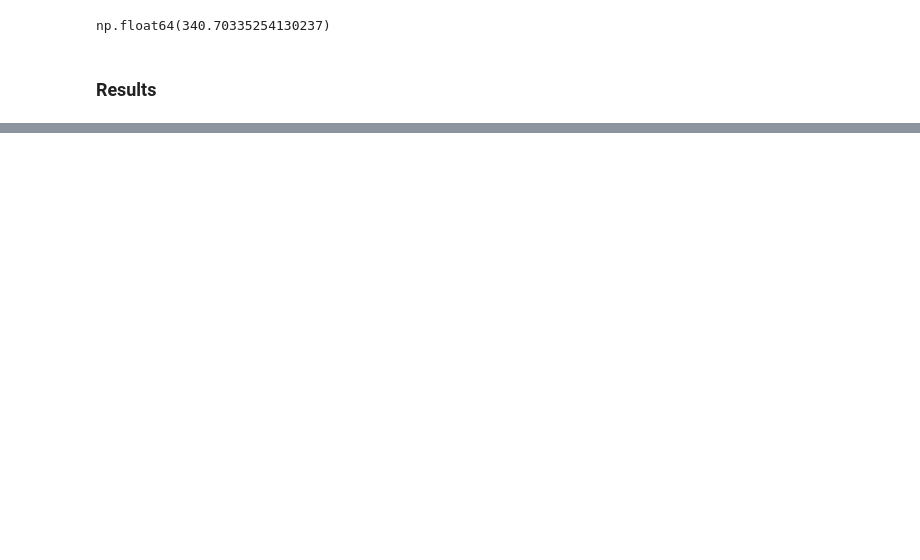
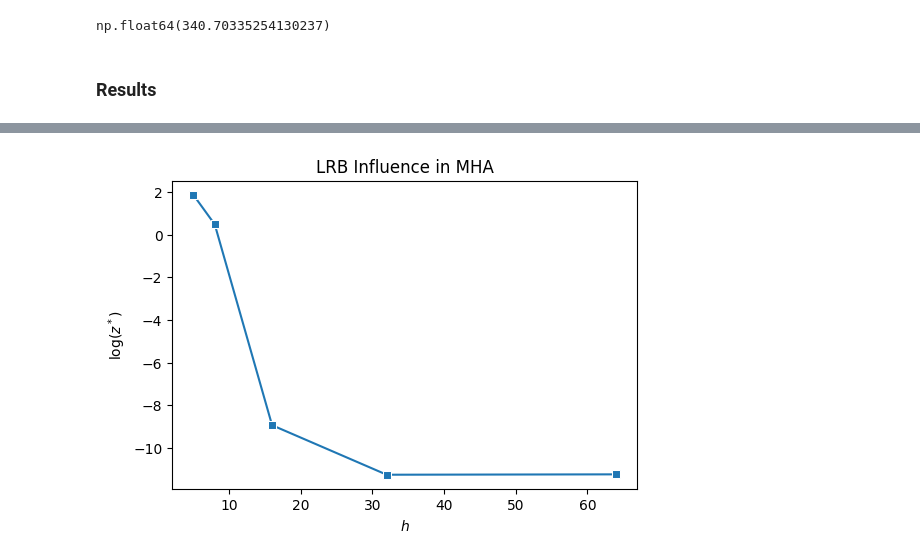
Before and after one commit to ardenpalme/nanoGPT, a Jupyter notebook: nanoGPT_experiments.ipynb, the cells around one changed output, grey strips where cells are left out. Drawn from its saved outputs; the diff is of its cells as text; code cells hidden in the pictures; blank space fills up the shorter version.

```diff
--- a/nanoGPT_experiments.ipynb
+++ b/nanoGPT_experiments.ipynb
@@ -120,40 +165,40 @@ n_samples = 100
 d=128
 ckpt_dir="experiments"
 # %%
-%%script false --no-raise-error
 rows = []
 for n_head in n_head_choices:
     ckpt_fname = f"ckpt_h{n_head}.pt"
     model = get_ckpt_model(ckpt_fname, ckpt_dir=ckpt_dir)
-    assert(model.config.n_embd == d)
     h = model.config.n_head
     n = model.config.block_size
     hs = model.config.head_size
     batch_size = model.config.batch_size
 
+    assert(model.config.n_embd == d)
+    assert(hs < n)
+
     print(f"Evaluating {ckpt_fname}")
 
     opt_vals = []
     losses = np.zeros(n_samples)
-    if hs < n :
-        for i in tqdm(range(n_samples)):
-            X, Y = get_batch('eval', os.path.join('data', dataset), 'cpu', n, batch_size)
-            A,T,v = model.get_matricies(X,0)
-            res = two_phase_opt(n,A,T,X.numpy(),col_idx=0)
-            if(res != None):
-                opt_vals.append(res[0])
+    for i in tqdm(range(n_samples)):
+        X, Y = get_batch('eval', os.path.join('data', dataset), 'cpu', n, batch_size)
+        A,T,v = model.get_matricies(X,0)
+        res = two_phase_opt(n,A,T,X.numpy(),col_idx=0)
+        if(res != None):
+            opt_vals.append(res[0])
 
-        if(len(opt_vals) == 0):
-            min_opt_val = 0
-        else:
-            min_opt_val = np.min(np.array(opt_vals))
+    if(len(opt_vals) == 0):
+        min_opt_val = 0
+    else:
+        min_opt_val = np.min(np.array(opt_vals))
 
-        rows.append({
-            'head_size': d//n_head,
-            'n_head': n_head,
-            'perplexity': np.exp(np.mean(losses)),
-            'min_opt_val': min_opt_val,
-        })
+    rows.append({
+        'head_size': d//n_head,
+        'n_head': n_head,
+        'perplexity': np.exp(np.mean(losses)),
+        'min_opt_val': min_opt_val,
+    })
 
 df3 = pd.DataFrame(rows)
 df3['log_min_opt_val'] = np.log(df3['min_opt_val'])
@@ -395,9 +256,11 @@ plt.close()
 # %%
-%%script false --no-raise-error
+# %%script false --no-raise-error
 fig,ax = plt.subplots(1,1,figsize=(6,4))
-sns.lineplot(df, x='n_head', y='log_min_opt_val', ax=ax, marker='s')
+sns.lineplot(df3, x='n_head', y='log_min_opt_val', ax=ax, marker='s')
 ax.set_title("LRB Influence in MHA")
 ax.set_ylabel(r"$\log(z^*)$")
 ax.set_xlabel(r"$h$")
 # plt.savefig("images/lrb_opt_mha.png")
-plt.close()
+plt.show()
+# %% [output]
+[figure, added]
```
Also changed, not shown: parts of 9 cells of this notebook, 11 other files.
